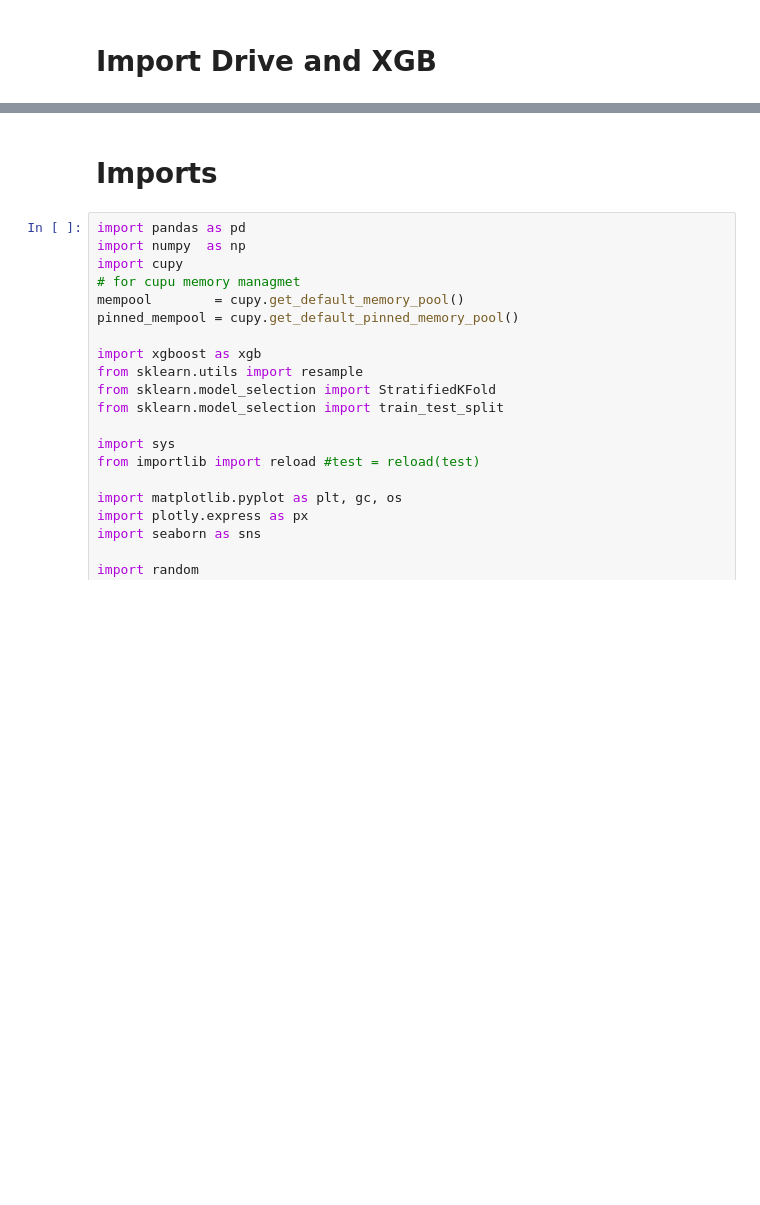
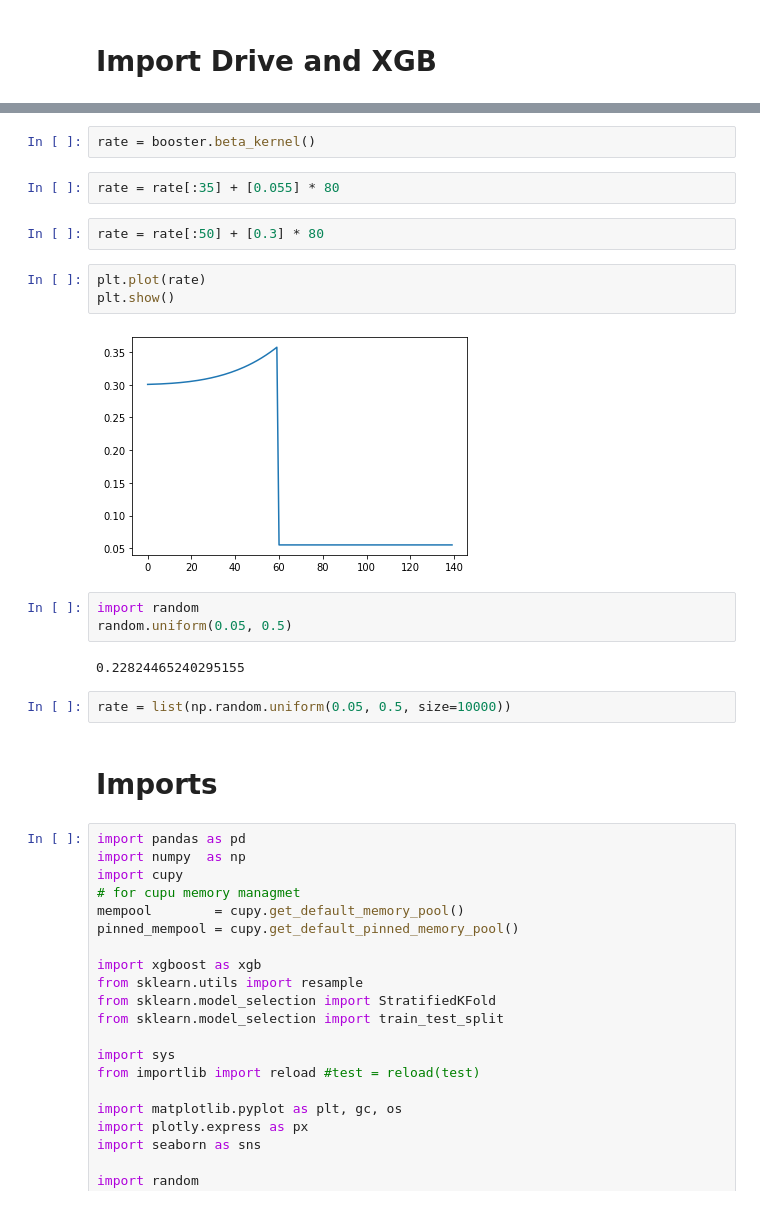
Before and after one commit to gzguevara/amex_kaggle, a Jupyter notebook: Train_Test.ipynb, the cells around one changed output, grey strips where cells are left out. Drawn from its saved outputs; the diff is of its cells as text; blank space fills up the shorter version.

```diff
--- a/Train_Test.ipynb
+++ b/Train_Test.ipynb
@@ -31,3 +73,21 @@ Successfully installed xgboost-1.6.1
+# %%
+rate = booster.beta_kernel()
+# %%
+rate = rate[:35] + [0.055] * 80
+# %%
+rate = rate[:50] + [0.3] * 80
+# %%
+plt.plot(rate)
+plt.show()
+# %% [output]
+[figure, added]
+# %%
+import random
+random.uniform(0.05, 0.5)
+# %% [output]
+0.22824465240295155
+# %%
+rate = list(np.random.uniform(0.05, 0.5, size=10000))
 # %% [markdown]
 # Imports
 # %%
```
Also changed, not shown: parts of 36 cells of this notebook.
